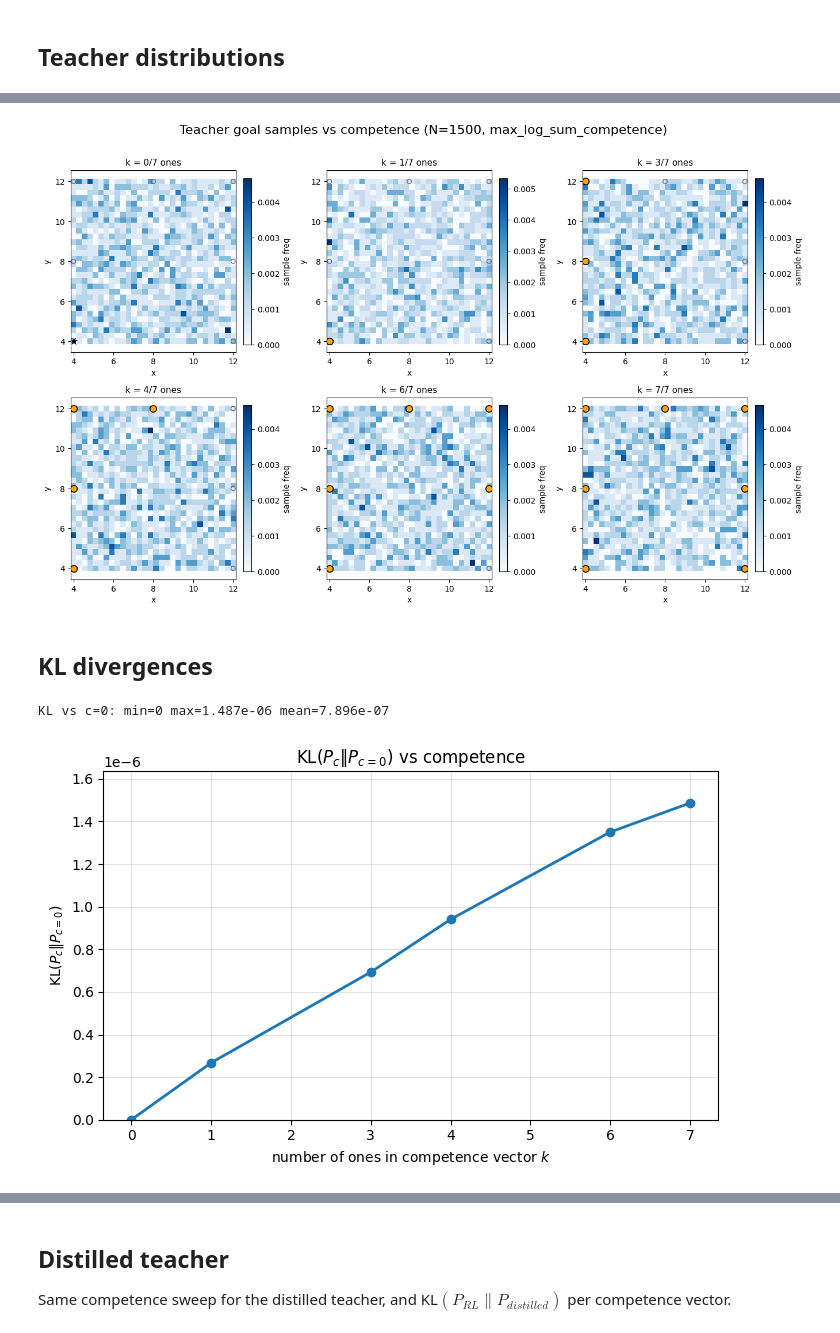
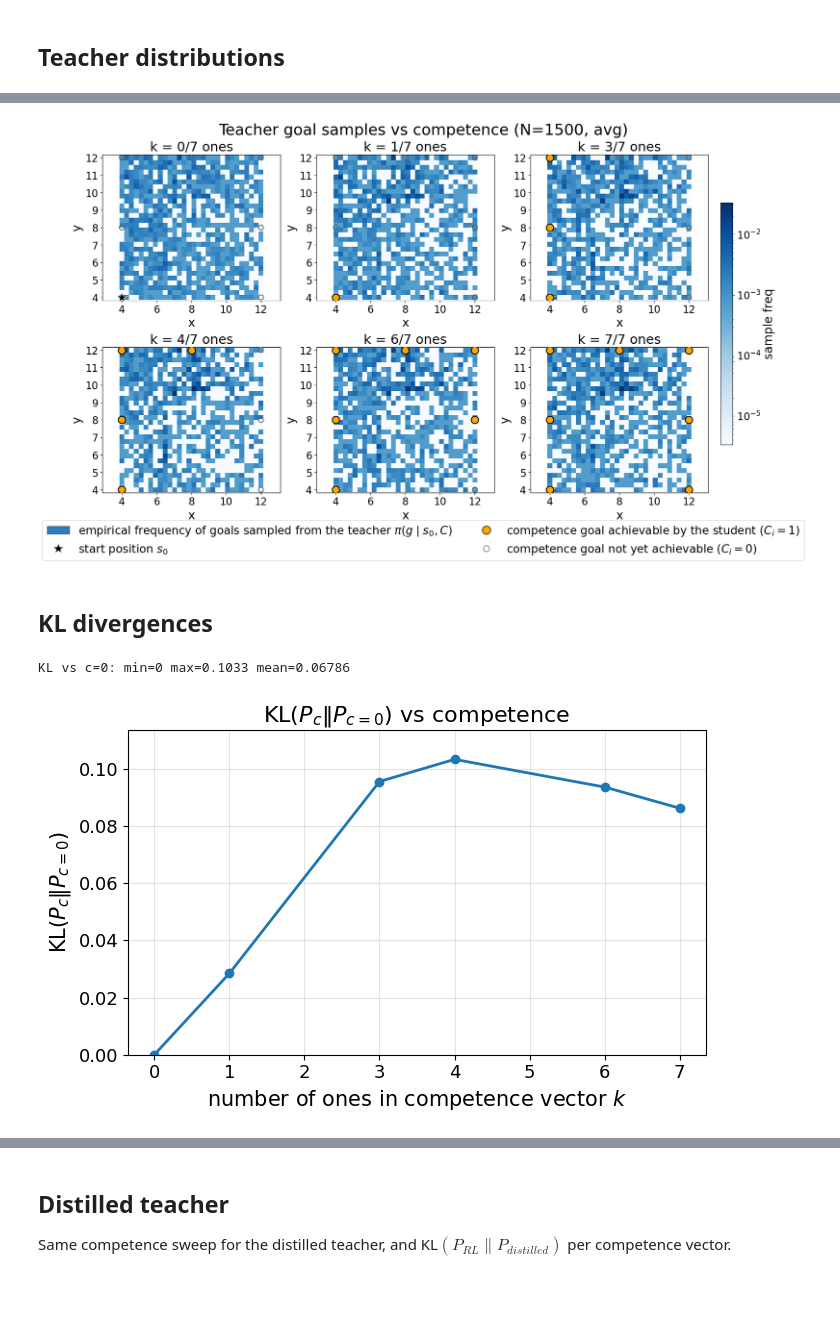
Before and after one commit to FaisalAhmed0/empowerment_agent_assistance_ppo, a Jupyter notebook: purejaxrl/visualize_teacher_context_sweep.ipynb, the cells around one changed output, grey strips where cells are left out. Cells and saved outputs as stored; diff of their text form; code cells hidden in the pictures; blank space fills up the shorter version.

Commit message:
Use shared log color scale, legends and larger fonts in teacher context sweep plots
Co-authored-by: Cursor <cursoragent@cursor.com>

```diff
--- a/purejaxrl/visualize_teacher_context_sweep.ipynb
+++ b/purejaxrl/visualize_teacher_context_sweep.ipynb
@@ -25,7 +25,19 @@ from typing import Any, Optional
 import jax
 import jax.numpy as jnp
 import matplotlib.pyplot as plt
+from matplotlib.colors import LogNorm
+from matplotlib.lines import Line2D
+from matplotlib.patches import Patch
 import numpy as np
+
+plt.rcParams.update({
+    "font.size": 14,
+    "axes.titlesize": 16,
+    "axes.labelsize": 15,
+    "xtick.labelsize": 13,
+    "ytick.labelsize": 13,
+    "legend.fontsize": 13,
+})
 
 from load_teacher_model import (
     _make_env,
@@ -41,11 +53,11 @@ from distill_teacher import build_distill_inputs, load_distilled_teacher
 # visuals.py (imported via load_teacher_model) forces the Agg backend.
 %matplotlib inline
 # %%
-EXP_DIR = "/network/scratch/f/faisal.mohamed/purejaxrl_simple_teachers/marble_810630496"
+EXP_DIR = "/network/scratch/f/faisal.mohamed/purejaxrl_simple_teachers/bleed_790968882"
 CHECKPOINT_DIR = "checkpoints"
 SEED = 30
 # One of "final", "ema", "avg", "max_log_sum_competence".
-CHECKPOINT = "max_log_sum_competence"
+CHECKPOINT = "avg"
 NUM_COMPETENCE_VECTORS = 6
 NUM_SAMPLES = 1500
 # None => use config COMPETENCE_VECTOR_SCALE if present, else 1.0.
@@ -54,7 +66,8 @@ MAZE_SIZE_SCALING = 4.0
 SAVE_FIGURES = True
 OUTPUT_DIR = None
 # Distilled teacher subdir under EXP_DIR (from distill_teacher.py); None skips it.
-DISTILLED_SUBDIR = "distilled_teacher"
+# DISTILLED_SUBDIR = "distilled_teacher"
+DISTILLED_SUBDIR = None
 # %% [markdown]
 ## Config and environment
 # %%
@@ -306,5 +318,11 @@ if distilled_train_state is not None:
         distilled_train_state, distilled_inputs, num_samples=NUM_SAMPLES, seed=SEED + 1
     )
     print("distilled", distilled_probs.shape, distilled_sample_freqs.shape)
+
+probs_vmax = float(np.max(probs))
+samples_vmax = float(np.max(sample_freqs))
+if distilled_probs is not None:
+    probs_vmax = max(probs_vmax, float(np.max(distilled_probs)))
+    samples_vmax = max(samples_vmax, float(np.max(distilled_sample_freqs)))
 # %% [output]
 (6, 900) (6, 900)
@@ -367,11 +425,12 @@ plt.show()
 # %%
 samples_fig = render_context_sweep_figure(
-    sample_freqs, colorbar_label="sample freq",
+    sample_freqs, colorbar_label="sample freq", vmax=samples_vmax,
+    heatmap_label=r"empirical frequency of goals sampled from the teacher $\pi(g \mid s_0, C)$",
     suptitle=f"Teacher goal samples vs competence (N={NUM_SAMPLES}, {CHECKPOINT})",
 )
 plt.show()
 # %% [output]
-[figure, old version]
+[figure, new version]
 # %% [markdown]
 ## KL divergences
 # %%
@@ -414,8 +473,8 @@ print(
 kl_fig = plot_kl_vs_zero(kl_vs_zero)
 plt.show()
 # %% [output]
-KL vs c=0: min=0 max=1.487e-06 mean=7.896e-07
+KL vs c=0: min=0 max=0.1033 mean=0.06786
-[figure, old version]
+[figure, new version]
 # %%
 def plot_pairwise_kl(kl_matrix, *, title_suffix=""):
     num_ctx = len(ks)
```
Also changed, not shown: parts of 5 cells of this notebook.
